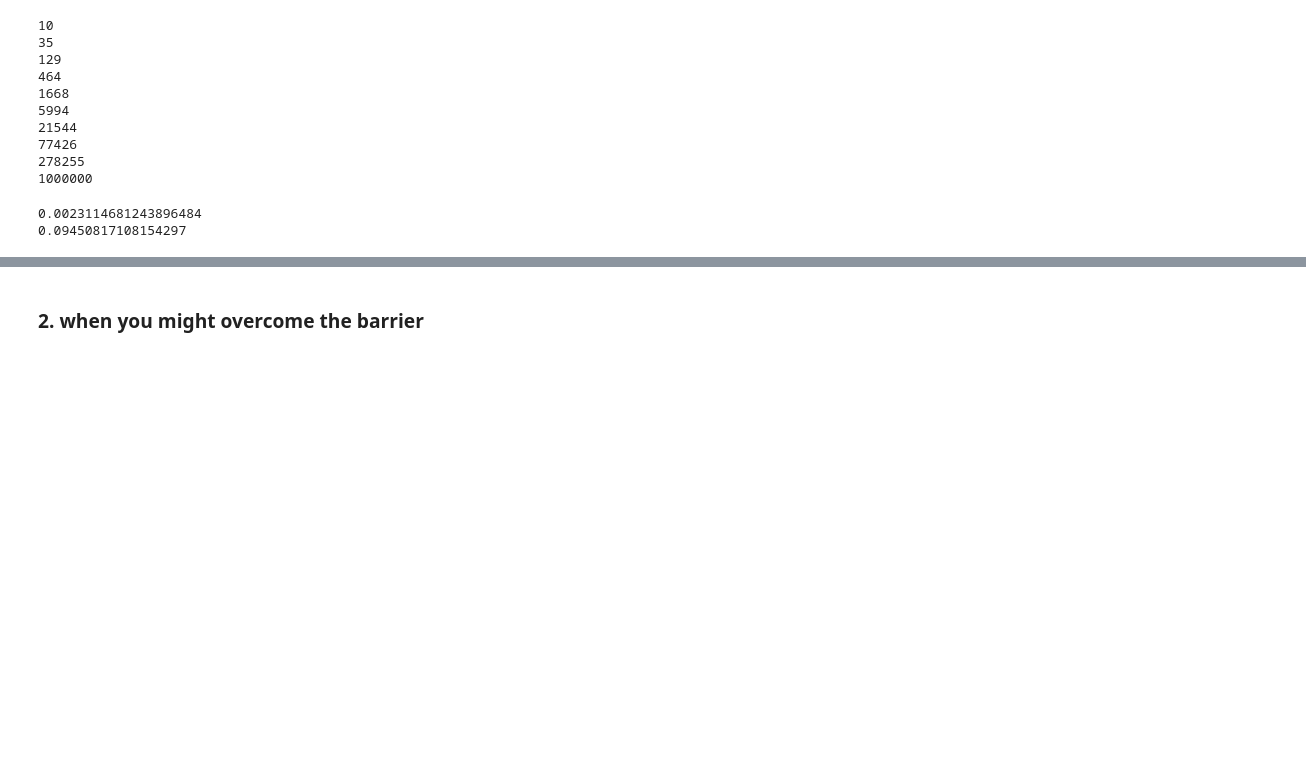
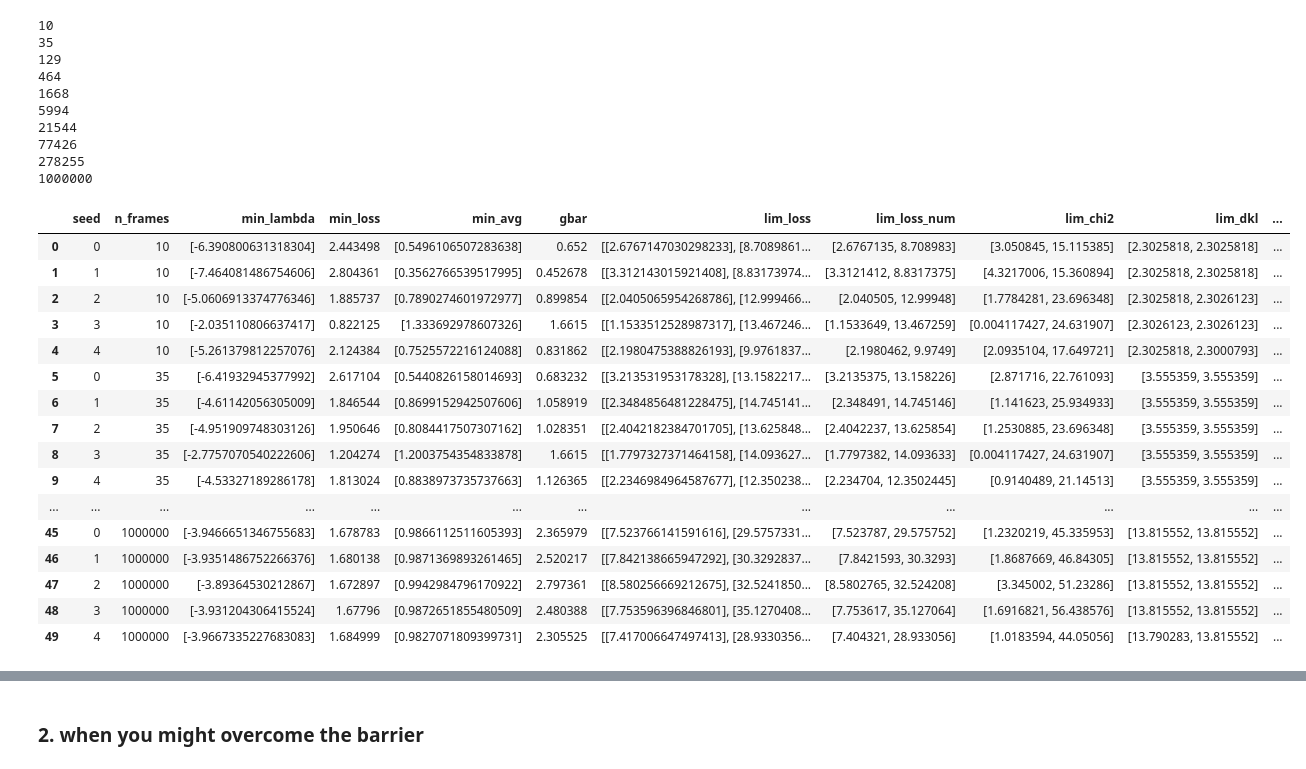
Before and after one commit to IvanGilardoni/Jeffreys_prior, a Jupyter notebook: main1c_last.ipynb, the cells around one changed output, grey strips where cells are left out. Cells and saved outputs as stored; diff of their text form; code cells hidden in the pictures; blank space fills up the shorter version.

```diff
--- a/main1c_last.ipynb
+++ b/main1c_last.ipynb
@@ -36,11 +36,15 @@ So, at the leading order in $N$, it is
 
 $\mathcal L_{lim} \leq \Bigl[ \frac{(D+1)^2}{4} (\sigma/\sigma_{exp})^2 + \alpha \Bigr]\log N + O(\sqrt{\log N})$
 # %%
+# alpha = 1.
+# sigma = 0.1
+# gexp = 0.3
+# sigma_exp = 0.05
+
 alpha = 0.5
-
-sigma = 0.1
-gexp = 0.3
-sigma_exp = 0.05
+sigma = 0.5
+gexp = 1.7
+sigma_exp = 0.6
 # %%
 log_ns = np.linspace(1, 6, 10)
 ns = np.unique(np.array([int(10**log_n) for log_n in log_ns]))
@@ -69,8 +73,35 @@ for n in ns:
 77426
 278255
 1000000
-# %%
-for i in range(len(out1[10])): print(out1[10][i].dV)
-# %% [output]
-0.0023114681243896484
-0.09450817108154297
+# %%
+df = pandas.DataFrame(out1[ns[0]]).loc[['min_lambda', 'min_loss', 'min_avg', 'gbar', 'lim_loss', 'lim_loss_num', 'lim_chi2', 'lim_dkl', 'dV']].T
+df.insert(0, 'n_frames', ns[0])
+
+for n in ns[1:]:
+    df2 = pandas.DataFrame(out1[n]).loc[['min_lambda', 'min_loss', 'min_avg', 'gbar', 'lim_loss', 'lim_loss_num', 'lim_chi2', 'lim_dkl', 'dV']].T
+    df2.insert(0, 'n_frames', n)
+    df = pandas.concat([df, df2])
+
+df.insert(0, 'seed', df.index)
+df.index = range(df.shape[0])
+
+# df.to_csv('Results/scaling_num.txt')
+df
+# %% [output]
+|  | seed | n_frames | min_lambda | min_loss | min_avg | gbar | lim_loss | lim_loss_num | lim_chi2 | lim_dkl | ... |
+| 0 | 0 | 10 | [-6.390800631318304] | 2.443498 | [0.5496106507283638] | 0.652 | [[2.6767147030298233], [8.7089861... | [2.6767135, 8.708983] | [3.050845, 15.115385] | [2.3025818, 2.3025818] | ... |
+| 1 | 1 | 10 | [-7.464081486754606] | 2.804361 | [0.3562766539517995] | 0.452678 | [[3.312143015921408], [8.83173974... | [3.3121412, 8.8317375] | [4.3217006, 15.360894] | [2.3025818, 2.3025818] | ... |
+| 2 | 2 | 10 | [-5.0606913374776346] | 1.885737 | [0.7890274601972977] | 0.899854 | [[2.0405065954268786], [12.999466... | [2.040505, 12.99948] | [1.7784281, 23.696348] | [2.3025818, 2.3026123] | ... |
+| 3 | 3 | 10 | [-2.035110806637417] | 0.822125 | [1.333692978607326] | 1.6615 | [[1.1533512528987317], [13.467246... | [1.1533649, 13.467259] | [0.004117427, 24.631907] | [2.3026123, 2.3026123] | ... |
+| 4 | 4 | 10 | [-5.261379812257076] | 2.124384 | [0.7525572216124088] | 0.831862 | [[2.1980475388826193], [9.9761837... | [2.1980462, 9.9749] | [2.0935104, 17.649721] | [2.3025818, 2.3000793] | ... |
+| 5 | 0 | 35 | [-6.41932945377992] | 2.617104 | [0.5440826158014693] | 0.683232 | [[3.213531953178328], [13.1582217... | [3.2135375, 13.158226] | [2.871716, 22.761093] | [3.555359, 3.555359] | ... |
+| 6 | 1 | 35 | [-4.61142056305009] | 1.846544 | [0.8699152942507606] | 1.058919 | [[2.3484856481228475], [14.745141... | [2.348491, 14.745146] | [1.141623, 25.934933] | [3.555359, 3.555359] | ... |
+| 7 | 2 | 35 | [-4.951909748303126] | 1.950646 | [0.8084417507307162] | 1.028351 | [[2.4042182384701705], [13.625848... | [2.4042237, 13.625854] | [1.2530885, 23.696348] | [3.555359, 3.555359] | ... |
+| 8 | 3 | 35 | [-2.7757070540222606] | 1.204274 | [1.2003754354833878] | 1.6615 | [[1.7797327371464158], [14.093627... | [1.7797382, 14.093633] | [0.004117427, 24.631907] | [3.555359, 3.555359] | ... |
+| 9 | 4 | 35 | [-4.53327189286178] | 1.813024 | [0.8838973735737663] | 1.126365 | [[2.2346984964587677], [12.350238... | [2.234704, 12.3502445] | [0.9140489, 21.14513] | [3.555359, 3.555359] | ... |
+| ... | ... | ... | ... | ... | ... | ... | ... | ... | ... | ... | ... |
+| 45 | 0 | 1000000 | [-3.9466651346755683] | 1.678783 | [0.9866112511605393] | 2.365979 | [[7.523766141591616], [29.5757331... | [7.523787, 29.575752] | [1.2320219, 45.335953] | [13.815552, 13.815552] | ... |
+| 46 | 1 | 1000000 | [-3.9351486752266376] | 1.680138 | [0.9871369893261465] | 2.520217 | [[7.842138665947292], [30.3292837... | [7.8421593, 30.3293] | [1.8687669, 46.84305] | [13.815552, 13.815552] | ... |
+| 47 | 2 | 1000000 | [-3.89364530212867] | 1.672897 | [0.9942984796170922] | 2.797361 | [[8.580256669212675], [32.5241850... | [8.5802765, 32.524208] | [3.345002, 51.23286] | [13.815552, 13.815552] | ... |
+| 48 | 3 | 1000000 | [-3.931204306415524] | 1.67796 | [0.9872651855480509] | 2.480388 | [[7.753596396846801], [35.1270408... | [7.753617, 35.127064] | [1.6916821, 56.438576] | [13.815552, 13.815552] | ... |
+| 49 | 4 | 1000000 | [-3.9667335227683083] | 1.684999 | [0.9827071809399731] | 2.305525 | [[7.417006647497413], [28.9330356... | [7.404321, 28.933056] | [1.0183594, 44.05056] | [13.790283, 13.815552] | ... |
```
Also changed, not shown: parts of 12 cells of this notebook, 27 other files.
